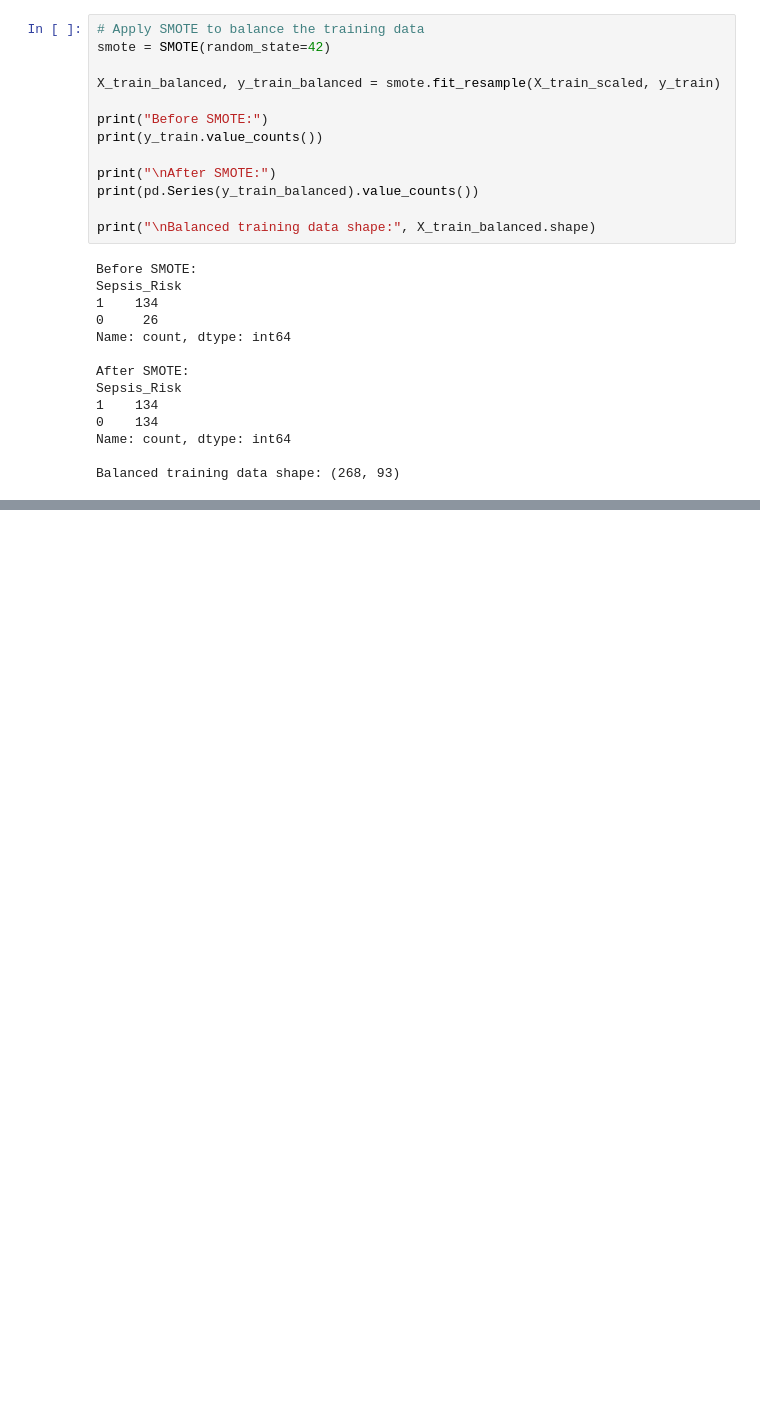
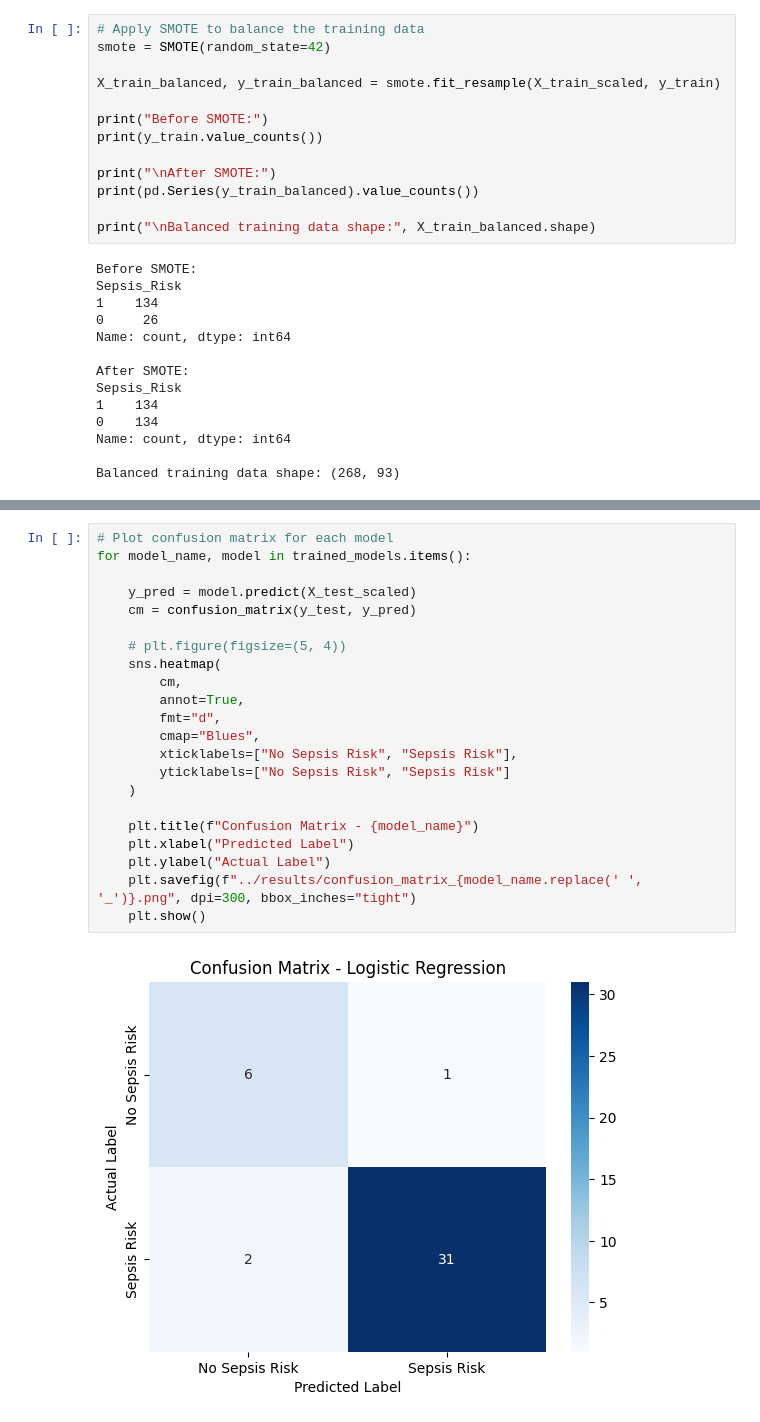
Before and after one commit to mairaasim214-collab/Early-Sepsis-Detection-ICU-Data, a Jupyter notebook: notebooks/early_sepsis_detection.ipynb, the cells around one changed output, grey strips where cells are left out. Drawn from its saved outputs; the diff is of its cells as text; blank space fills up the shorter version.

```diff
--- a/notebooks/early_sepsis_detection.ipynb
+++ b/notebooks/early_sepsis_detection.ipynb
@@ -429,0 +565,24 @@ Balanced training data shape: (268, 93)
+# %%
+# Plot confusion matrix for each model
+for model_name, model in trained_models.items():
+
+    y_pred = model.predict(X_test_scaled)
+    cm = confusion_matrix(y_test, y_pred)
+
+    # plt.figure(figsize=(5, 4))
+    sns.heatmap(
+        cm,
+        annot=True,
+        fmt="d",
+        cmap="Blues",
+        xticklabels=["No Sepsis Risk", "Sepsis Risk"],
+        yticklabels=["No Sepsis Risk", "Sepsis Risk"]
+    )
+
+    plt.title(f"Confusion Matrix - {model_name}")
+    plt.xlabel("Predicted Label")
+    plt.ylabel("Actual Label")
+    plt.savefig(f"../results/confusion_matrix_{model_name.replace(' ', '_')}.png", dpi=300, bbox_inches="tight")
+    plt.show()
+# %% [output]
+[figure, added]
```
Also changed, not shown: parts of 19 cells of this notebook.
